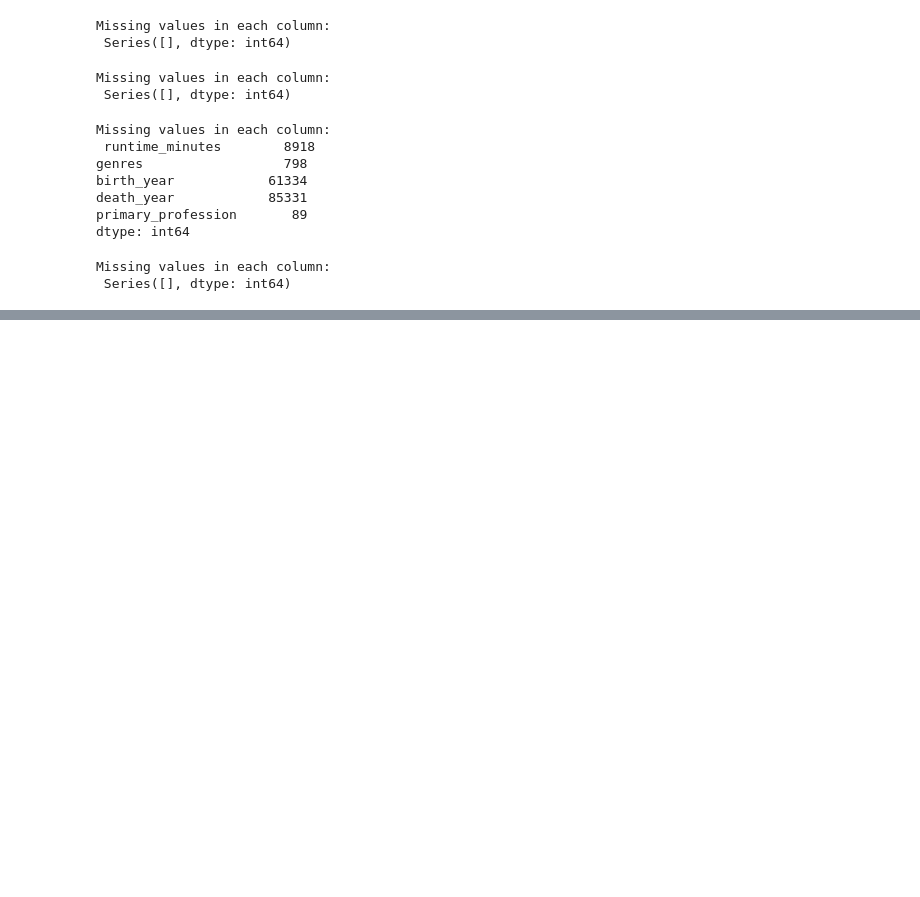
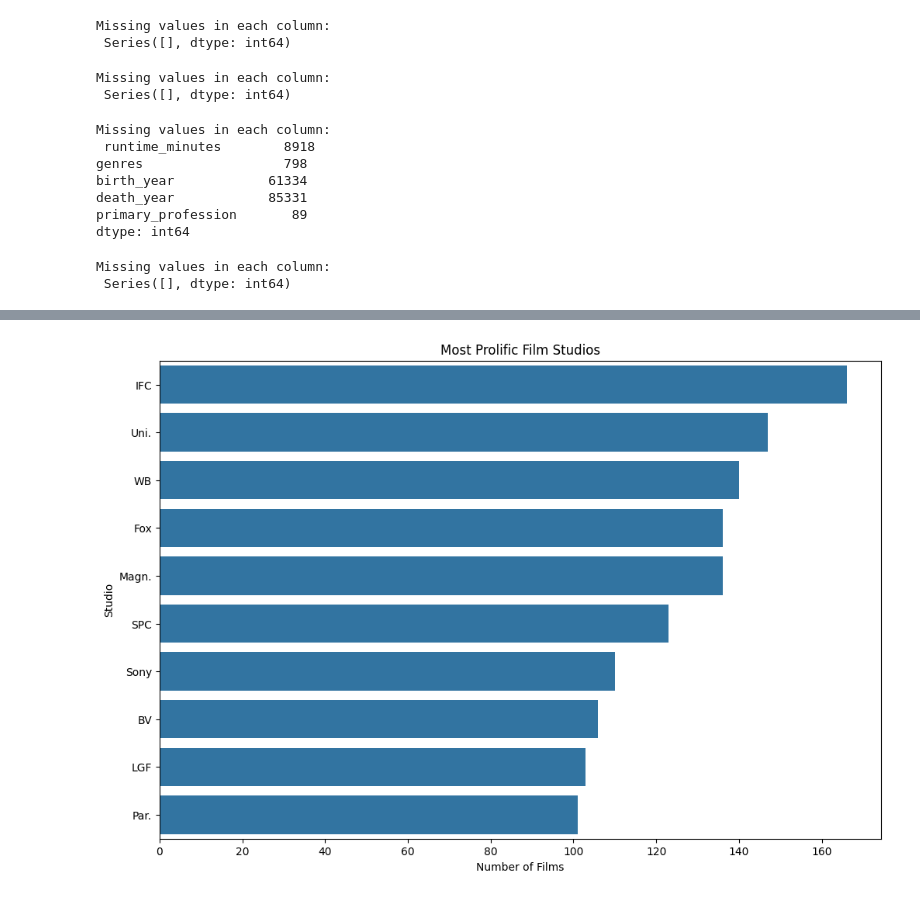
Before and after one commit to Josphatkimani/MS_Movie_Analysis_Project, a Jupyter notebook: movies.ipynb, the cells around one changed output, grey strips where cells are left out. Saved outputs shown, nothing was run; the diff lists cells and outputs as text; code cells hidden in the pictures; blank space fills up the shorter version.

```diff
--- a/movies.ipynb
+++ b/movies.ipynb
@@ -637,0 +742,16 @@ imdb=imdb.explode('genres')
+# %%
+# How do budget sizes correlate with box office success, and what are the average production costs of the most successful films?
+
+# Counting the number of films produced by each studio
+studio_counts = df_cleaned['studio'].value_counts().reset_index()
+studio_counts.columns = ['studio', 'count']
+
+# Plotting the studio distribution (Top 10 studios)
+plt.figure(figsize=(12, 8))
+sns.barplot(x='count', y='studio', data=studio_counts.head(10))
+plt.title('Most Prolific Film Studios')
+plt.xlabel('Number of Films')
+plt.ylabel('Studio')
+plt.show()
+# %% [output]
+[figure, added]
```
Also changed, not shown: parts of 13 cells of this notebook.
